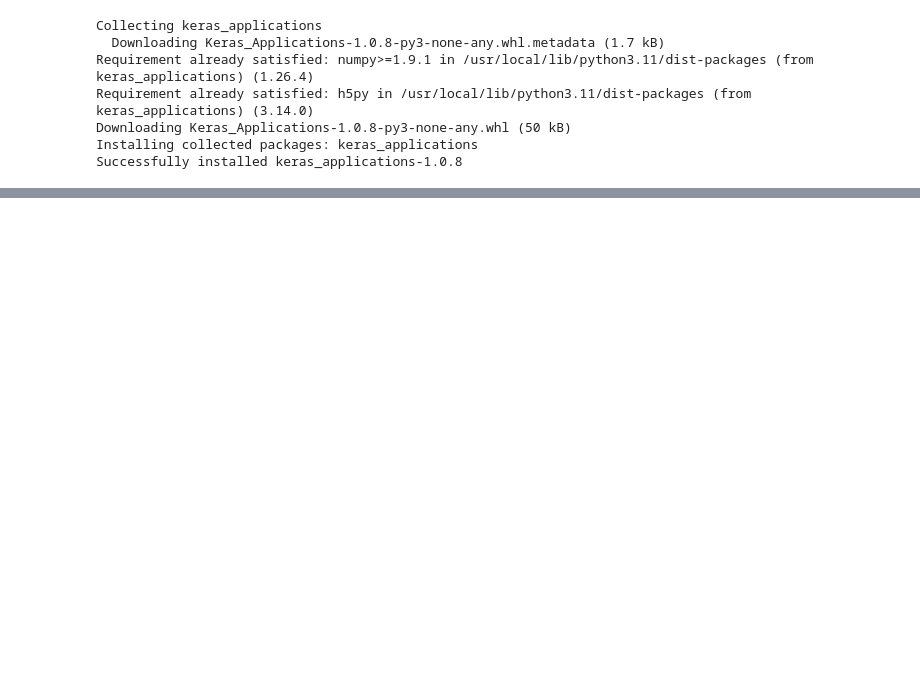
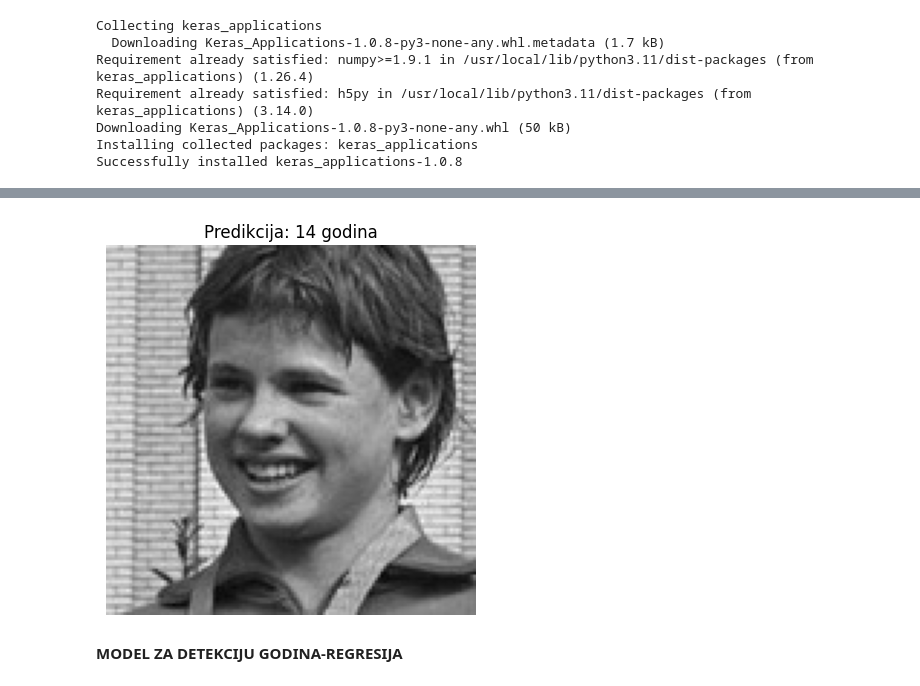
Before and after one commit to jelenamihalek/PPPO, a Jupyter notebook: JelenaMihalekPPPO.ipynb, the cells around one changed output, grey strips where cells are left out. Cells and saved outputs as stored; diff of their text form; code cells hidden in the pictures; blank space fills up the shorter version.

```diff
--- a/JelenaMihalekPPPO.ipynb
+++ b/JelenaMihalekPPPO.ipynb
@@ -1219,0 +1092,29 @@ WARNING:absl:Compiled the loaded model, but the compiled metrics have yet to be
+# %%
+
+
+from tensorflow.keras.preprocessing import image
+from tensorflow.keras.models import load_model
+import numpy as np
+import matplotlib.pyplot as plt
+import os
+
+
+model = load_model('/content/age_model_classification.h5')
+
+
+img_path = '/content/dataset/age/test/13/17237884_1959-06-17_1973.jpg'
+
+img = image.load_img(img_path, target_size=(128, 128))
+img_array = image.img_to_array(img)
+img_array = img_array / 255.0
+img_array = np.expand_dims(img_array, axis=0)
+
+prediction = model.predict(img_array)
+predicted_class = np.argmax(prediction)
+
+
+plt.imshow(img)
+plt.axis('off')
+plt.title(f'Predikcija: {predicted_class} godina')
+plt.show()
+# %% [output]
@@ -1219,0 +1123,3 @@ WARNING:absl:Compiled the loaded model, but the compiled metrics have yet to be
+[figure, added]
+# %% [markdown]
+**MODEL ZA DETEKCIJU GODINA-REGRESIJA**
```
Also changed, not shown: parts of 60 cells of this notebook.
